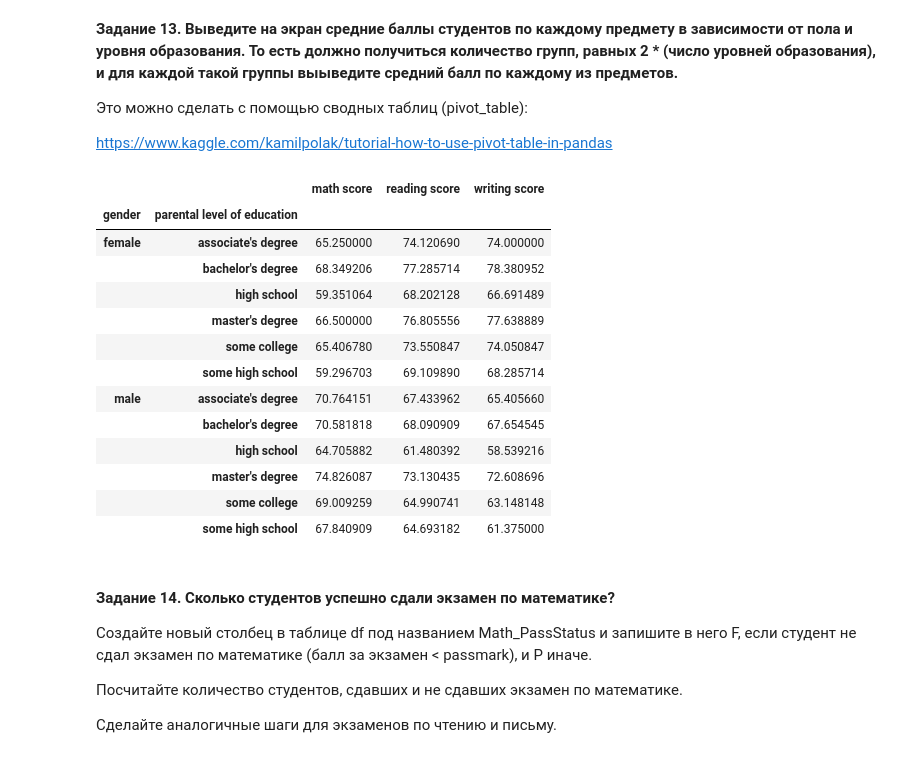
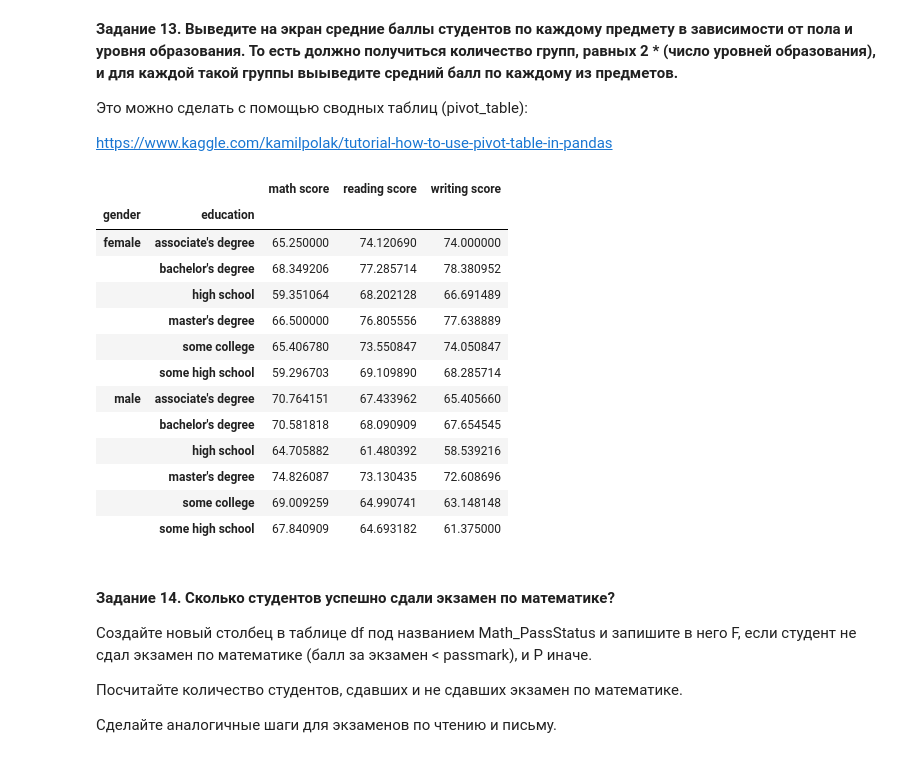
Before and after one commit to NikitaChampion/HSE-FCS-SE-DM, a Jupyter notebook: Homeworks/hw01-pandas.ipynb/hometask1_pandas.ipynb, the cells around one changed output. Cells and saved outputs as stored; diff of their text form; code cells hidden in the pictures.

```diff
--- a/Homeworks/hw01-pandas.ipynb/hometask1_pandas.ipynb
+++ b/Homeworks/hw01-pandas.ipynb/hometask1_pandas.ipynb
@@ -129,4 +129,4 @@ standard
 https://pandas.pydata.org/pandas-docs/stable/reference/api/pandas.DataFrame.rename.html
 # %%
 data.rename(columns={"parental level of education": "education",
-                     "test preparation course": "test preparation"})
+                     "test preparation course": "test preparation"}, inplace=True)
@@ -256,11 +244,11 @@ some high school:  10
 
 https://www.kaggle.com/kamilpolak/tutorial-how-to-use-pivot-table-in-pandas
 # %%
-grouped = pd.pivot_table(data,index=["gender", "parental level of education"])
+grouped = pd.pivot_table(data, index=["gender", "education"])
 grouped
 # %% [output]
 |  |  | math score | reading score | writing score |
-| gender | parental level of education |  |  |  |
+| gender | education |  |  |  |
 | female | associate's degree | 65.250000 | 74.120690 | 74.000000 |
 |  | bachelor's degree | 68.349206 | 77.285714 | 78.380952 |
 |  | high school | 59.351064 | 68.202128 | 66.691489 |
```
Also changed, not shown: parts of 14 cells of this notebook, 3 other files.
